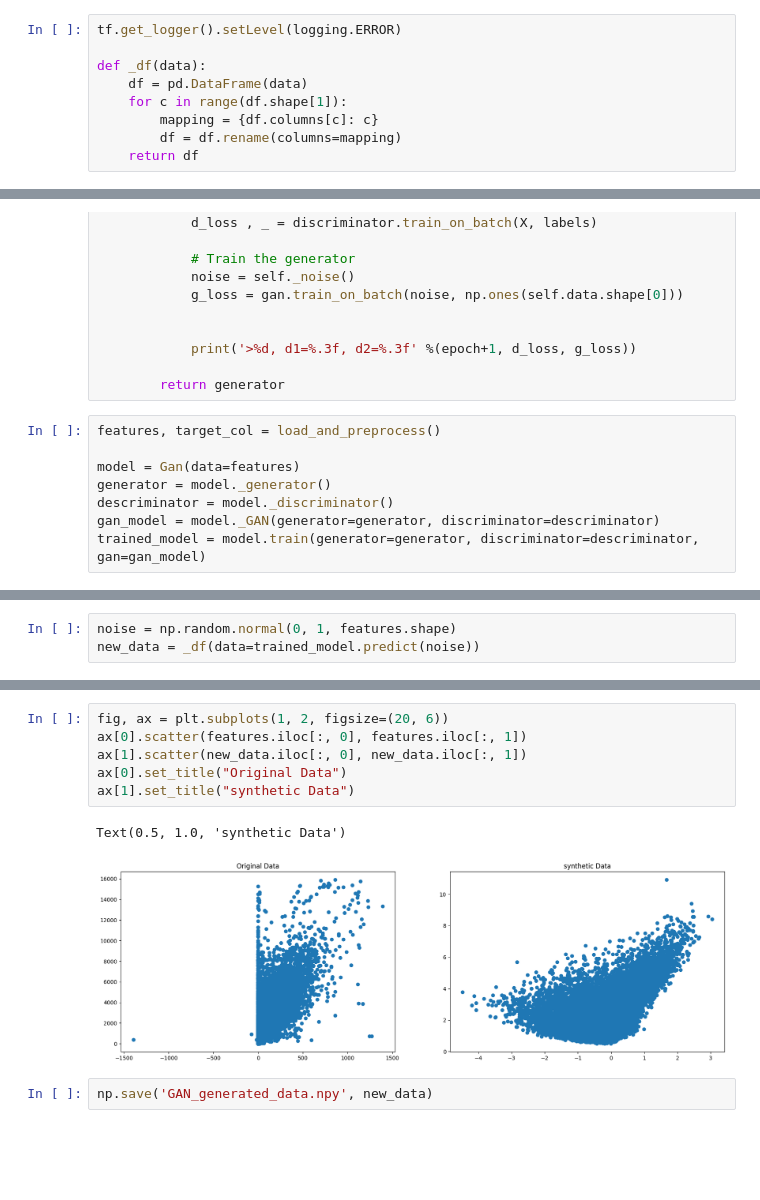
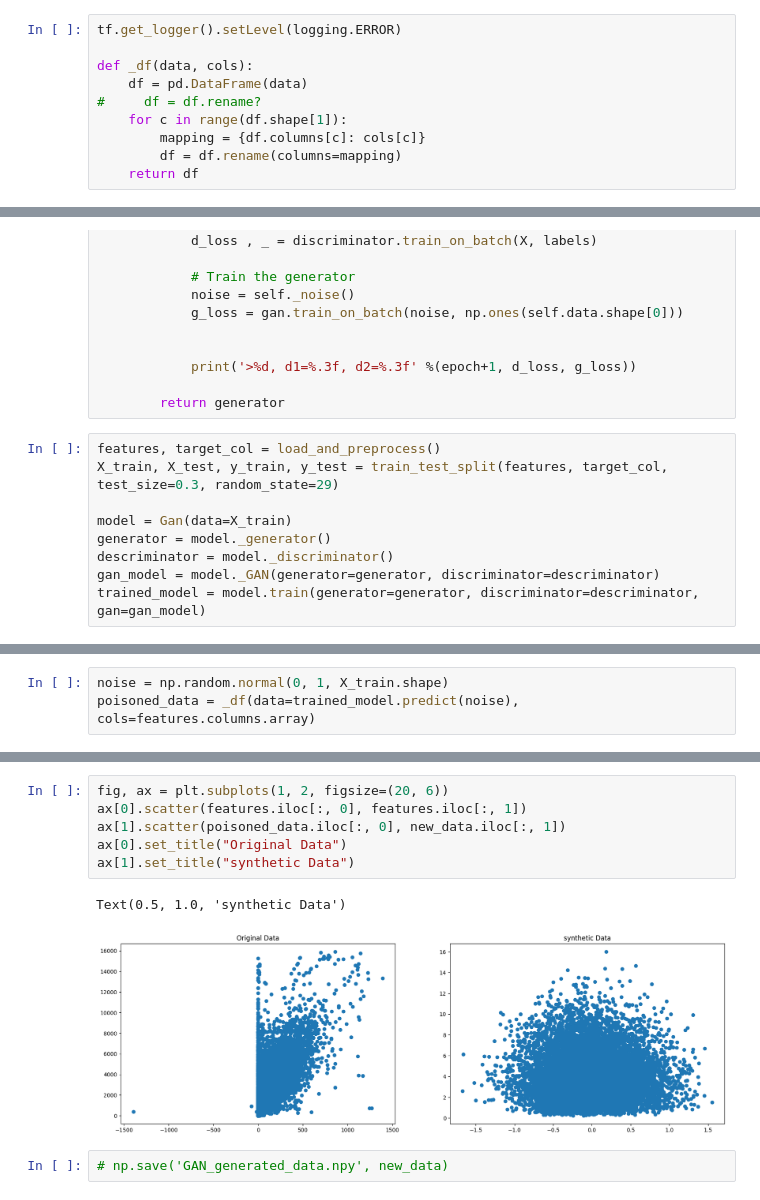
Before and after one commit to jahid-hasan-polash/Covid_AI_Research_Lab, a Jupyter notebook: GAN_generate.ipynb, the cells around one changed output, grey strips where cells are left out. Cells and saved outputs as stored; diff of their text form; blank space fills up the shorter version.

```diff
--- a/GAN_generate.ipynb
+++ b/GAN_generate.ipynb
@@ -10,10 +12,11 @@ import matplotlib.pyplot as plt
 # %%
 tf.get_logger().setLevel(logging.ERROR)
 
-def _df(data):
+def _df(data, cols):
     df = pd.DataFrame(data)
+#     df = df.rename?
     for c in range(df.shape[1]):
-        mapping = {df.columns[c]: c}
+        mapping = {df.columns[c]: cols[c]}
         df = df.rename(columns=mapping)
     return df
 # %%
@@ -114,8 +117,9 @@ class Gan():
         return generator
 # %%
 features, target_col = load_and_preprocess()
+X_train, X_test, y_train, y_test = train_test_split(features, target_col, test_size=0.3, random_state=29)
 
-model = Gan(data=features)
+model = Gan(data=X_train)
 generator = model._generator()
 descriminator = model._discriminator()
 gan_model = model._GAN(generator=generator, discriminator=descriminator)
@@ -141,4 +145,4 @@ trained_model = model.train(generator=generator, discriminator=descriminator, ga
 # %%
-noise = np.random.normal(0, 1, features.shape)
-new_data = _df(data=trained_model.predict(noise))
+noise = np.random.normal(0, 1, X_train.shape)
+poisoned_data = _df(data=trained_model.predict(noise), cols=features.columns.array)
 # %% [output]
@@ -155,11 +159,11 @@ Text(0.5, 1.0, 'synthetic Data')
 # %%
 fig, ax = plt.subplots(1, 2, figsize=(20, 6))
 ax[0].scatter(features.iloc[:, 0], features.iloc[:, 1])
-ax[1].scatter(new_data.iloc[:, 0], new_data.iloc[:, 1])
+ax[1].scatter(poisoned_data.iloc[:, 0], new_data.iloc[:, 1])
 ax[0].set_title("Original Data")
 ax[1].set_title("synthetic Data")
 # %% [output]
 Text(0.5, 1.0, 'synthetic Data')
-[figure, old version]
+[figure, new version]
 # %%
-np.save('GAN_generated_data.npy', new_data)
+# np.save('GAN_generated_data.npy', new_data)
```
Also changed, not shown: parts of 6 cells of this notebook, 17 other files.
